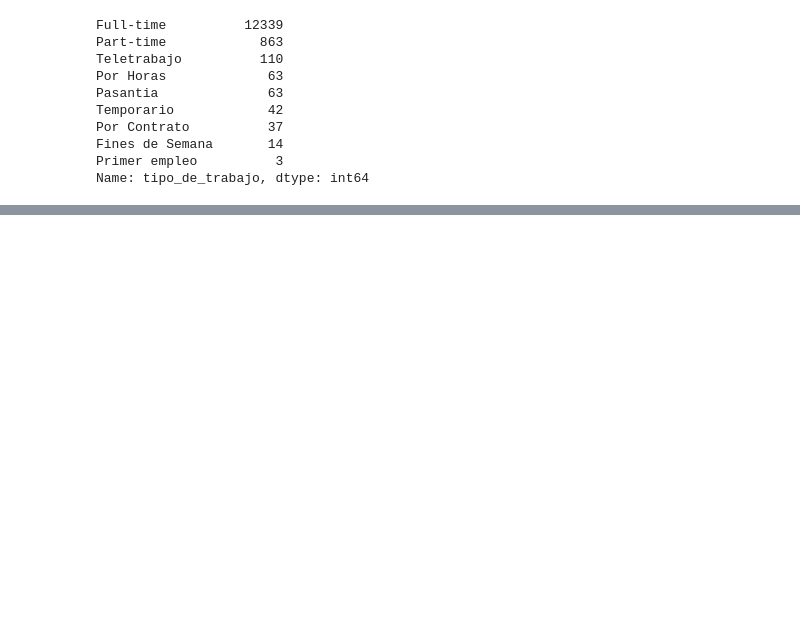
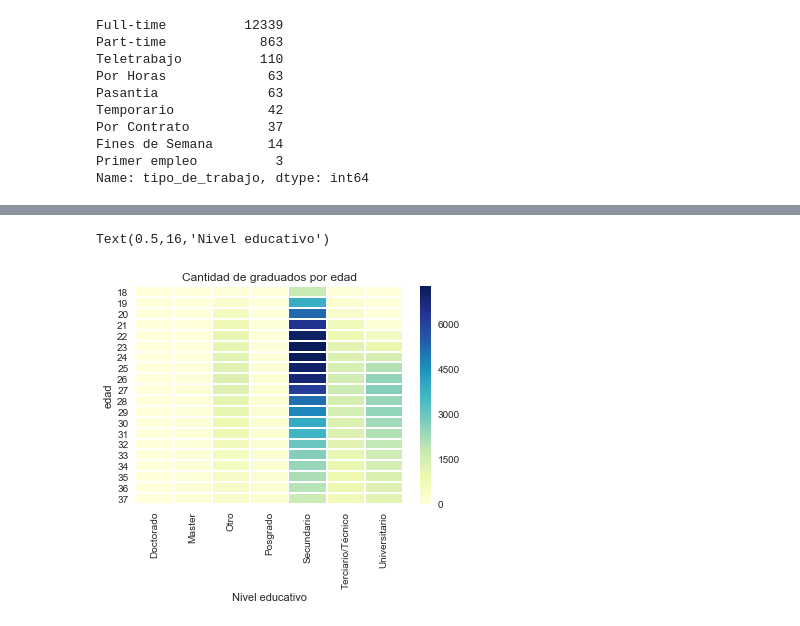
Before and after one commit to FrancoLiberali/tp1-orga-datos-1c2018, a Jupyter notebook: AnalisisExplorario.ipynb, the cells around one changed output, grey strips where cells are left out. Drawn from its saved outputs; the diff is of its cells as text; code cells hidden in the pictures; blank space fills up the shorter version.

```diff
--- a/AnalisisExplorario.ipynb
+++ b/AnalisisExplorario.ipynb
@@ -610,0 +631,4 @@ Name: nivel_laboral, dtype: int64
+# %%
+postulantes_graduados = postulantes_educacion[postulantes_educacion['estado'] == 'Graduado']
+postulantes_graduados = pd.crosstab(postulantes_graduados.idpostulante, postulantes_graduados.nombre)
+postulantes_graduados.head()
@@ -610,0 +643,5 @@ Name: nivel_laboral, dtype: int64
+# %%
+postulantes_graduados = postulantes_graduados.reset_index()
+# %%
+postulantes_graduados_edad = pd.merge(postulantes_graduados, pos_gen_edad[['idpostulante','edad']], on='idpostulante', how='inner')
+postulantes_graduados_edad.head()
@@ -610,0 +655,3 @@ Name: nivel_laboral, dtype: int64
+# %%
+graduados_por_edad = postulantes_graduados_edad.groupby('edad').aggregate(sum)
+graduados_por_edad.head()
@@ -610,0 +666,7 @@ Name: nivel_laboral, dtype: int64
+# %%
+g = sns.heatmap(graduados_por_edad[1:21], cmap="YlGnBu", linewidths = 1)
+g.set_title('Cantidad de graduados por edad')
+g.set_xlabel('Nivel educativo')
+# %% [output]
+Text(0.5,16,'Nivel educativo')
+[figure, added]
```
Also changed, not shown: parts of 13 cells of this notebook.
